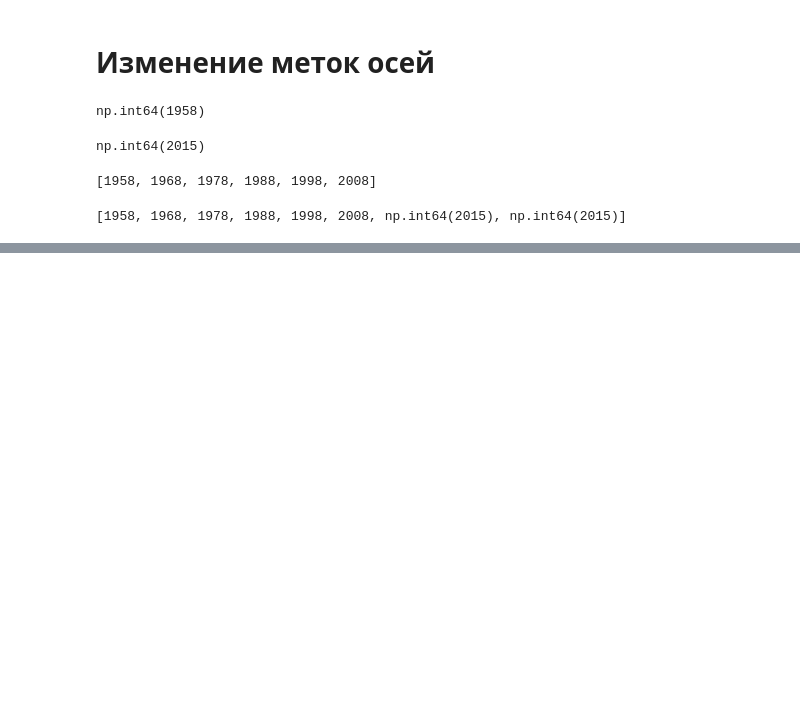
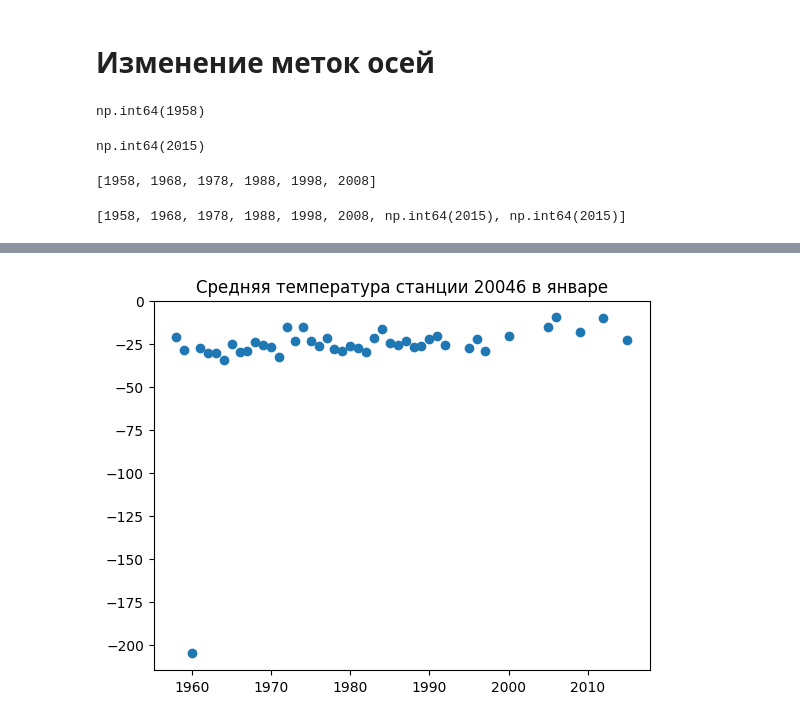
Before and after one commit to ArmanVasilovich/python_spbu, a Jupyter notebook: November/November-11/November-11th.ipynb, the cells around one changed output, grey strips where cells are left out. Cells and saved outputs as stored; diff of their text form; code cells hidden in the pictures; blank space fills up the shorter version.

```diff
--- a/November/November-11/November-11th.ipynb
+++ b/November/November-11/November-11th.ipynb
@@ -254,0 +275,7 @@ plt.plot(station2_mean)
+# %%
+station = df[df['station_id'] == 20046]
+# %%
+plt.scatter(station['year'], station['jan'])
+plt.title('Средняя температура станции 20046 в январе');
+# %% [output]
+[figure, added]
```
Also changed, not shown: parts of 22 cells of this notebook, 3 other files.
